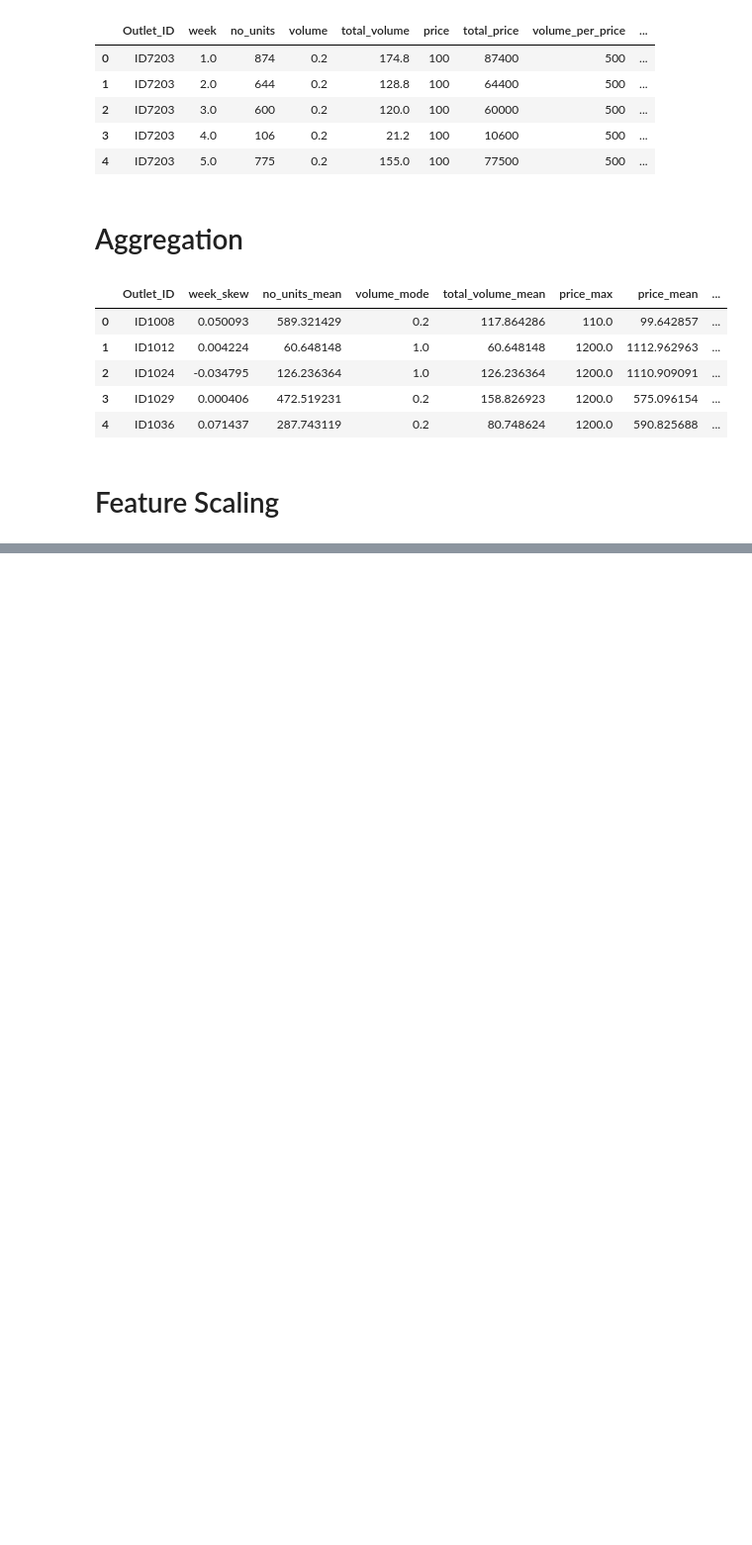
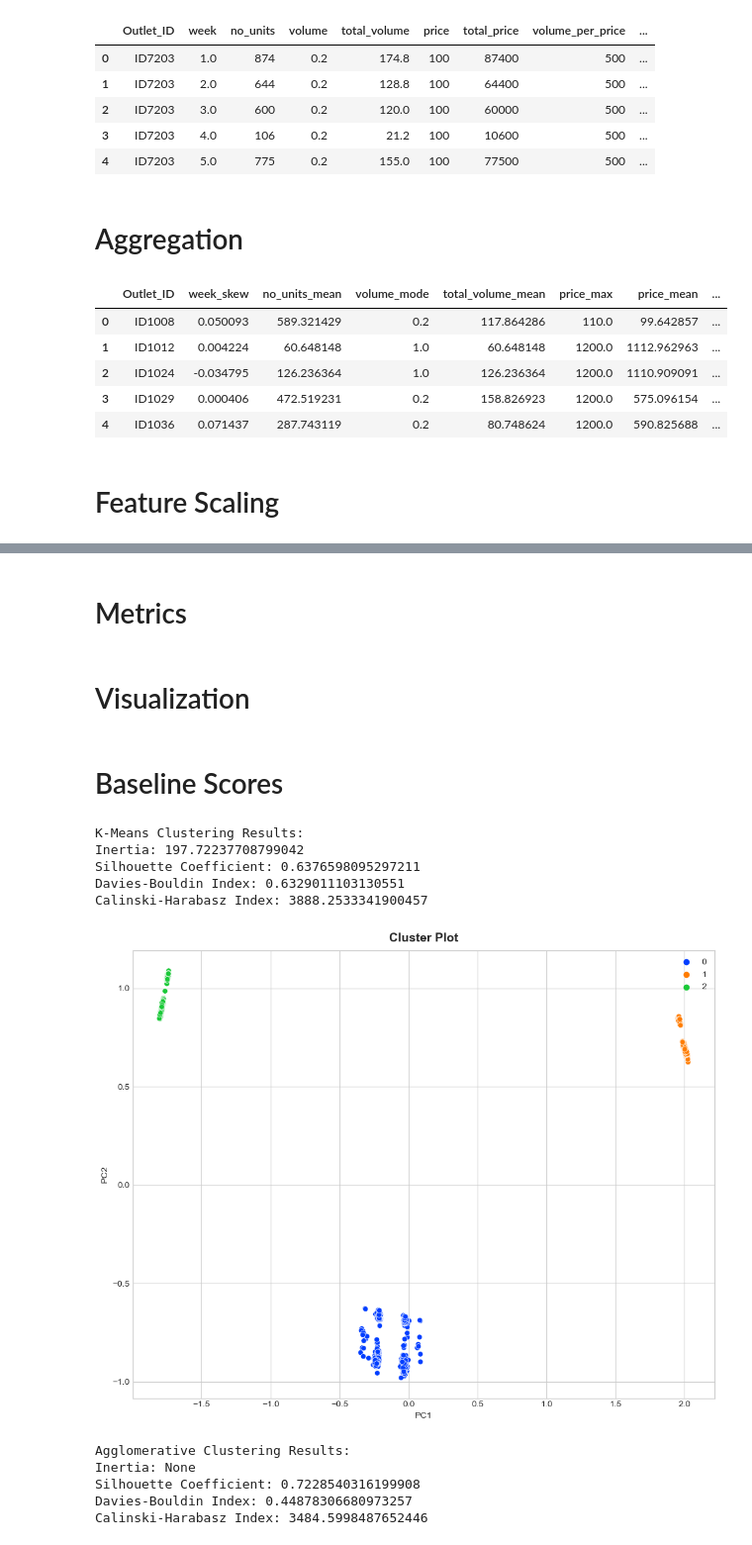
Before and after one commit to AnoshanJ/Datastorm4.0, a Jupyter notebook: Round 2/0-DataExploration.ipynb, the cells around one changed output, grey strips where cells are left out. Shown at 99% size. Cells and saved outputs as stored; diff of their text form; code cells hidden in the pictures; blank space fills up the shorter version.

Commit message:
add baseline scores

```diff
--- a/Round 2/0-DataExploration.ipynb
+++ b/Round 2/0-DataExploration.ipynb
@@ -272,0 +348,2 @@ CombinedData_clean_4.head()
+# %% [markdown]
+# Metrics
@@ -272,0 +376,68 @@ CombinedData_clean_4.head()
+# %% [markdown]
+# Visualization
+# %%
+from sklearn.decomposition import PCA
+
+def plot_clusters(model, X):
+    # Fit the clustering model to the data
+    model.fit(X)
+
+    # Get the cluster labels
+    labels = model.labels_
+
+    # Perform dimensionality reduction using PCA
+    pca = PCA(n_components=2)
+    X_pca = pca.fit_transform(X)
+
+    # Create a scatter plot of the data colored by cluster label
+    plt.figure(figsize=(10, 8))
+    sns.scatterplot(x=X_pca[:, 0], y=X_pca[:, 1], hue=labels, palette='bright')
+
+    # Set the plot title and axis labels
+    plt.title('Cluster Plot')
+    plt.xlabel('PC1')
+    plt.ylabel('PC2')
+
+    # Show the plot
+    plt.show()
+# %% [markdown]
+# Baseline Scores
+# %%
+# from sklearn.decomposition import PCA
+from sklearn.cluster import KMeans, AgglomerativeClustering, DBSCAN
+
+# Fit and predict using K-means clustering
+kmeans = KMeans(n_clusters=4, random_state=42)
+kmeans.fit(CombinedData_clean_6)
+kmeans_pred = kmeans.predict(CombinedData_clean_6)
+
+# Evaluate the K-means model
+print("K-Means Clustering Results:")
+score_segmentation(kmeans, CombinedData_clean_6)
+print()
+# %% [output]
+K-Means Clustering Results:
+Inertia: 197.72237708799042
+Silhouette Coefficient: 0.6376598095297211
+Davies-Bouldin Index: 0.6329011103130551
+Calinski-Harabasz Index: 3888.2533341900457
+# %%
+plot_clusters(kmeans, CombinedData_clean_6)
+# %% [output]
+[figure, added]
+# %%
+
+# Perform Agglomerative Clustering
+agglo = AgglomerativeClustering(n_clusters=3)
+agglo_pred = agglo.fit_predict(CombinedData_clean_6)
+
+# Evaluate the Agglomerative model
+print("Agglomerative Clustering Results:")
+score_segmentation(agglo, CombinedData_clean_6)
+print()
+# %% [output]
+Agglomerative Clustering Results:
+Inertia: None
+Silhouette Coefficient: 0.7228540316199908
+Davies-Bouldin Index: 0.44878306680973257
+Calinski-Harabasz Index: 3484.5998487652446
```
Also changed, not shown: parts of 10 cells of this notebook.
